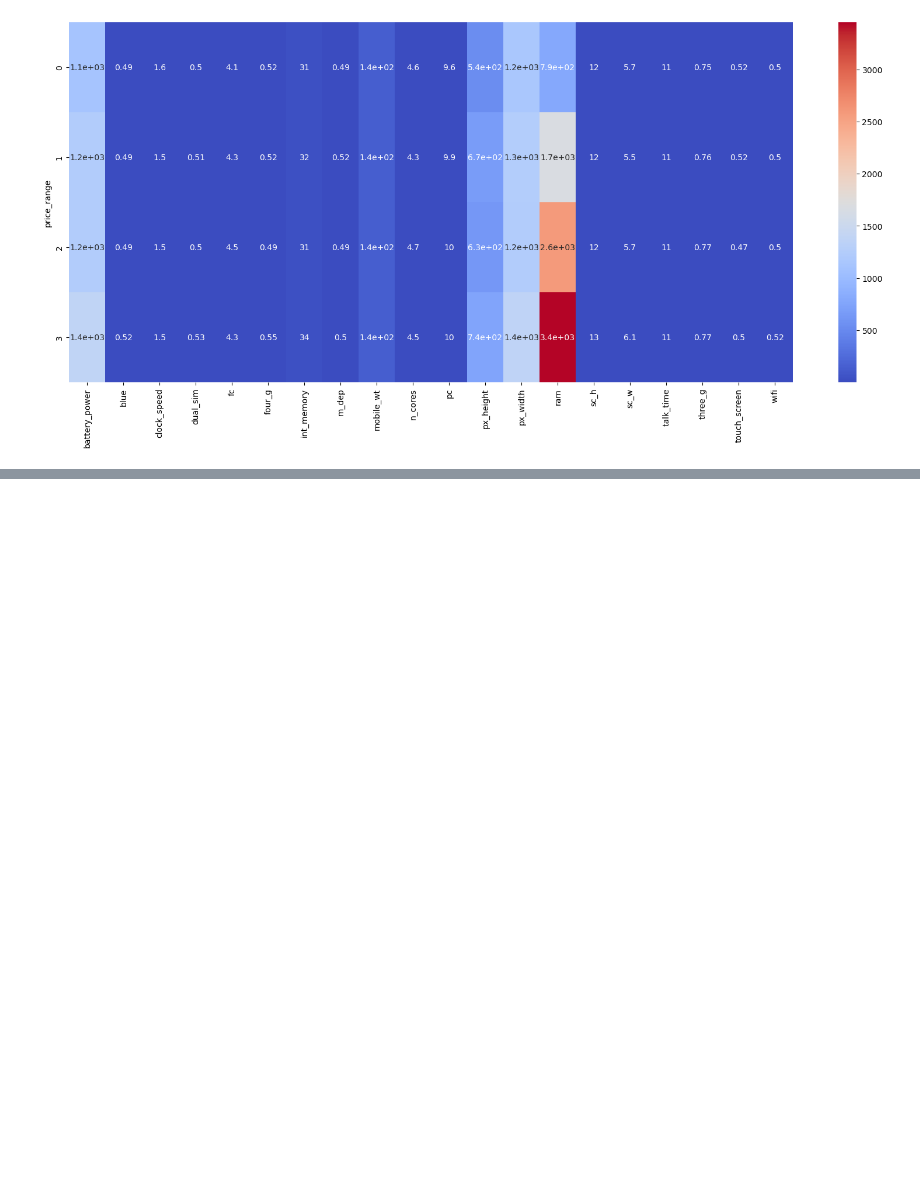
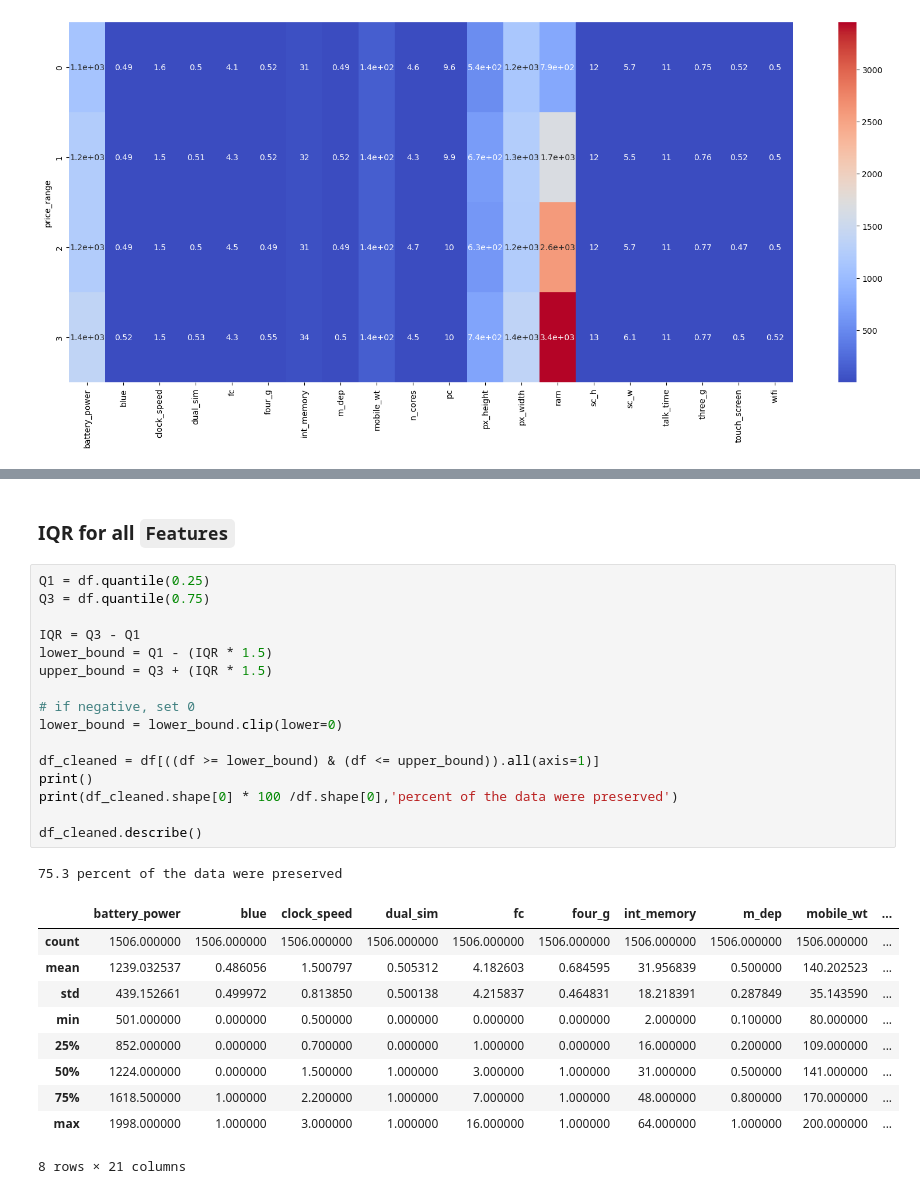
Before and after one commit to kazemini/data_analysis_practice, a Jupyter notebook: mobile_price_pre.ipynb, the cells around one changed output, grey strips where cells are left out. Cells and saved outputs as stored; diff of their text form; blank space fills up the shorter version.

```diff
--- a/mobile_price_pre.ipynb
+++ b/mobile_price_pre.ipynb
@@ -300,0 +440,30 @@ sns.heatmap(df.groupby('price_range').mean(), annot=True, cmap='coolwarm')
+# %% [markdown]
+### IQR for all `Features`
+# %%
+Q1 = df.quantile(0.25)
+Q3 = df.quantile(0.75)
+
+IQR = Q3 - Q1
+lower_bound = Q1 - (IQR * 1.5)
+upper_bound = Q3 + (IQR * 1.5)
+
+# if negative, set 0
+lower_bound = lower_bound.clip(lower=0)
+
+df_cleaned = df[((df >= lower_bound) & (df <= upper_bound)).all(axis=1)]
+print()
+print(df_cleaned.shape[0] * 100 /df.shape[0],'percent of the data were preserved')
+
+df_cleaned.describe()
+# %% [output]
+75.3 percent of the data were preserved
+|  | battery_power | blue | clock_speed | dual_sim | fc | four_g | int_memory | m_dep | mobile_wt | ... |
+| count | 1506.000000 | 1506.000000 | 1506.000000 | 1506.000000 | 1506.000000 | 1506.000000 | 1506.000000 | 1506.000000 | 1506.000000 | ... |
+| mean | 1239.032537 | 0.486056 | 1.500797 | 0.505312 | 4.182603 | 0.684595 | 31.956839 | 0.500000 | 140.202523 | ... |
+| std | 439.152661 | 0.499972 | 0.813850 | 0.500138 | 4.215837 | 0.464831 | 18.218391 | 0.287849 | 35.143590 | ... |
+| min | 501.000000 | 0.000000 | 0.500000 | 0.000000 | 0.000000 | 0.000000 | 2.000000 | 0.100000 | 80.000000 | ... |
+| 25% | 852.000000 | 0.000000 | 0.700000 | 0.000000 | 1.000000 | 0.000000 | 16.000000 | 0.200000 | 109.000000 | ... |
+| 50% | 1224.000000 | 0.000000 | 1.500000 | 1.000000 | 3.000000 | 1.000000 | 31.000000 | 0.500000 | 141.000000 | ... |
+| 75% | 1618.500000 | 1.000000 | 2.200000 | 1.000000 | 7.000000 | 1.000000 | 48.000000 | 0.800000 | 170.000000 | ... |
+| max | 1998.000000 | 1.000000 | 3.000000 | 1.000000 | 16.000000 | 1.000000 | 64.000000 | 1.000000 | 200.000000 | ... |
+8 rows × 21 columns
```
Also changed, not shown: parts of 13 cells of this notebook.
